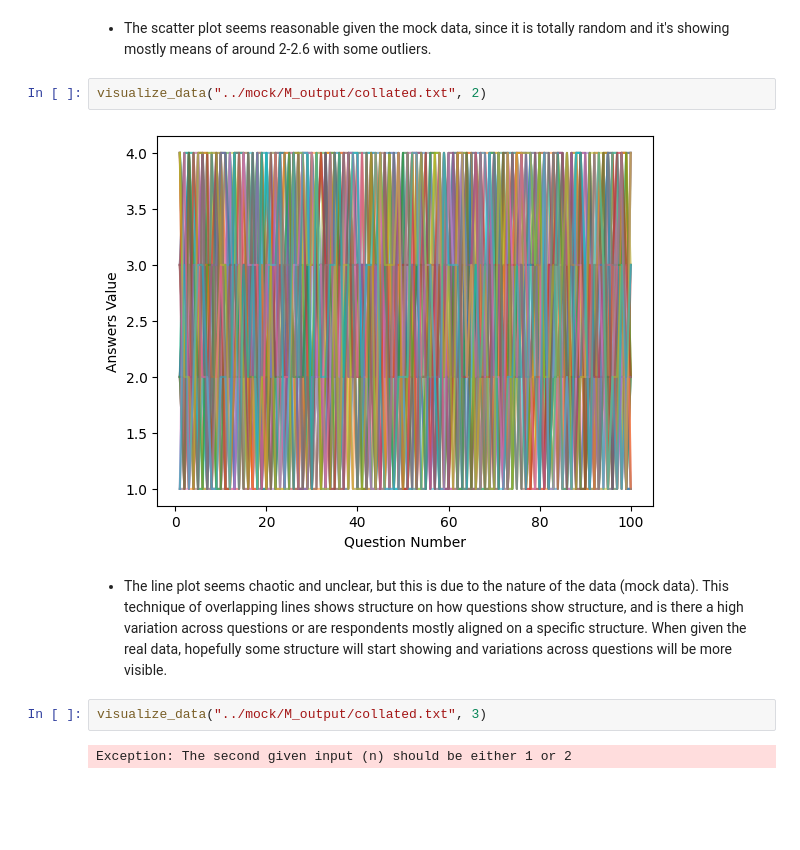
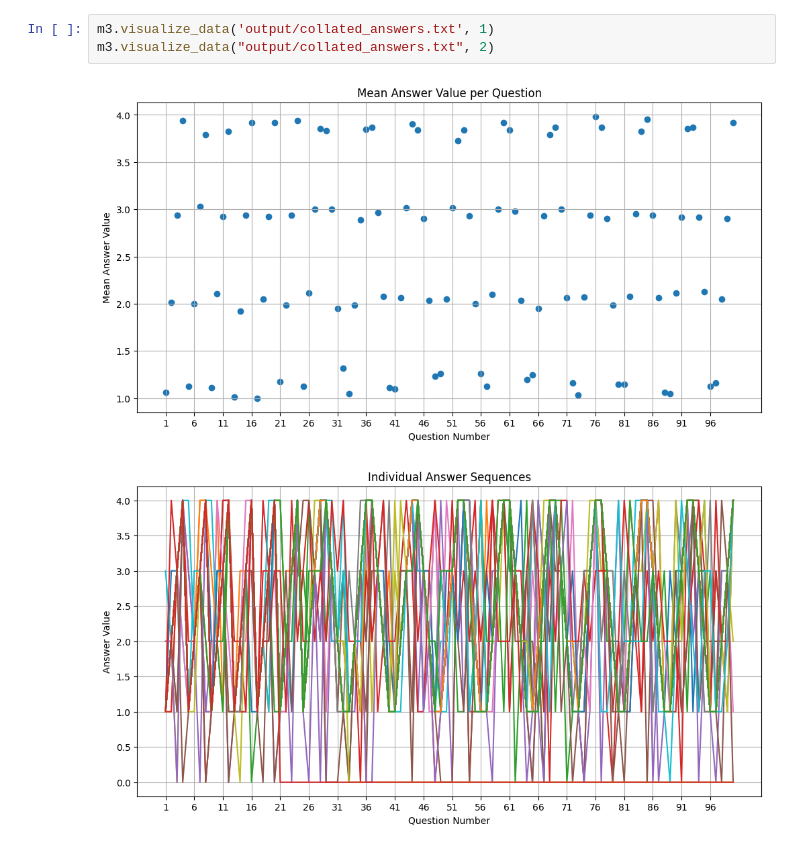
Before and after one commit to fxgf0030-uol/MATH1604_GP_G11, a Jupyter notebook: reviews/review_by_M3.ipynb, the cells around one changed output. Drawn from its saved outputs; the diff is of its cells as text; blank space fills up the shorter version.

```diff
--- a/reviews/review_by_M3.ipynb
+++ b/reviews/review_by_M3.ipynb
@@ -174,12 +18,6 @@ visualize_data("../mock/M_output/collated.txt", 1)
-# %% [markdown]
-* The scatter plot seems reasonable given the mock data, since it is totally random and it's showing mostly means of around 2-2.6 with some outliers.
-# %%
-visualize_data("../mock/M_output/collated.txt", 2)
-# %% [output]
-[figure, removed]
-# %% [markdown]
-* The line plot seems chaotic and unclear, but this is due to the nature of the data (mock data). This technique of overlapping lines shows structure on how questions show structure, and is there a high variation across questions or are respondents mostly aligned on a specific structure. When given the real data, hopefully some structure will start showing and variations across questions will be more visible.
-# %%
-visualize_data("../mock/M_output/collated.txt", 3)
-# %% [output]
-Exception: The second given input (n) should be either 1 or 2
+# %%
+m3.visualize_data('output/collated_answers.txt', 1)
+m3.visualize_data("output/collated_answers.txt", 2)
+# %% [output]
+[figure, added]
+[figure, added]
```
Also changed, not shown: parts of 16 cells of this notebook, 47 other files.
